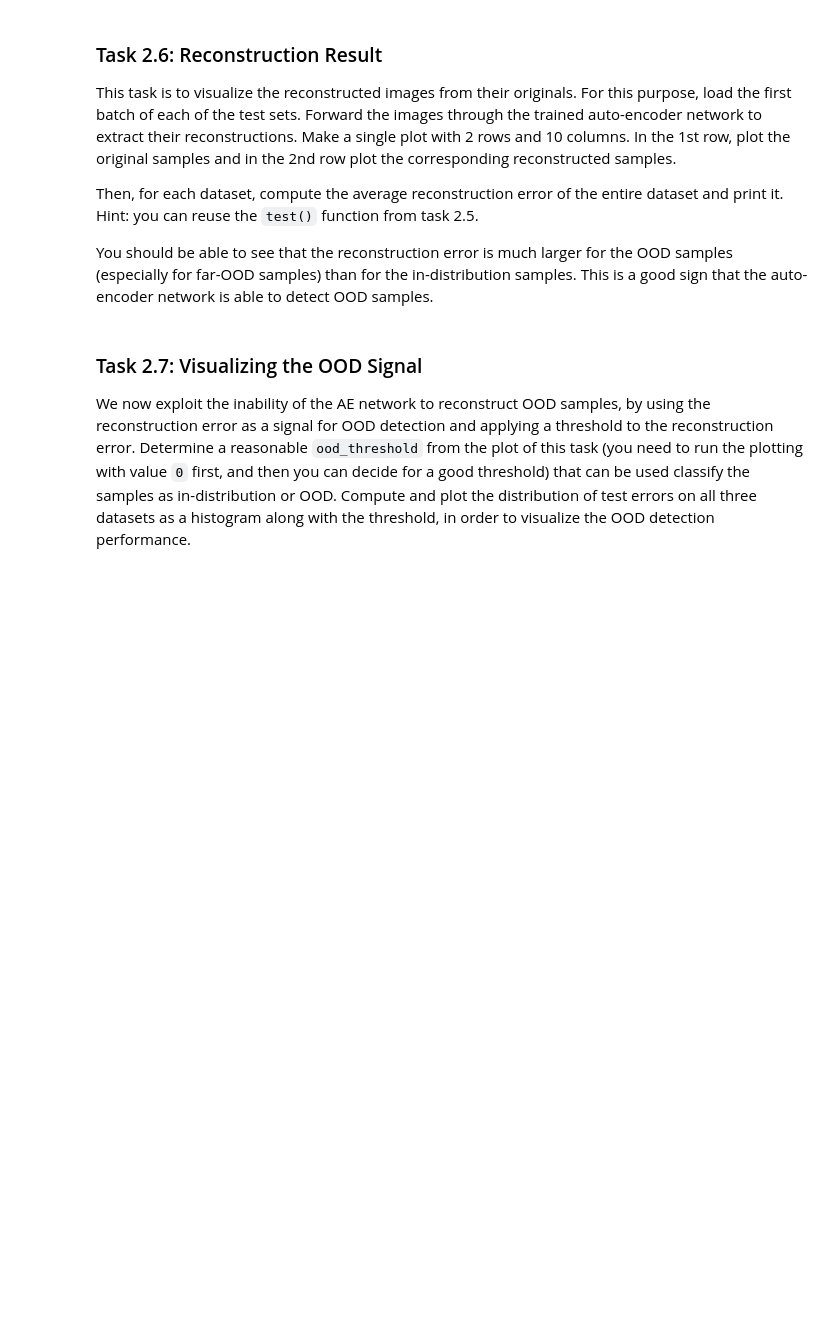
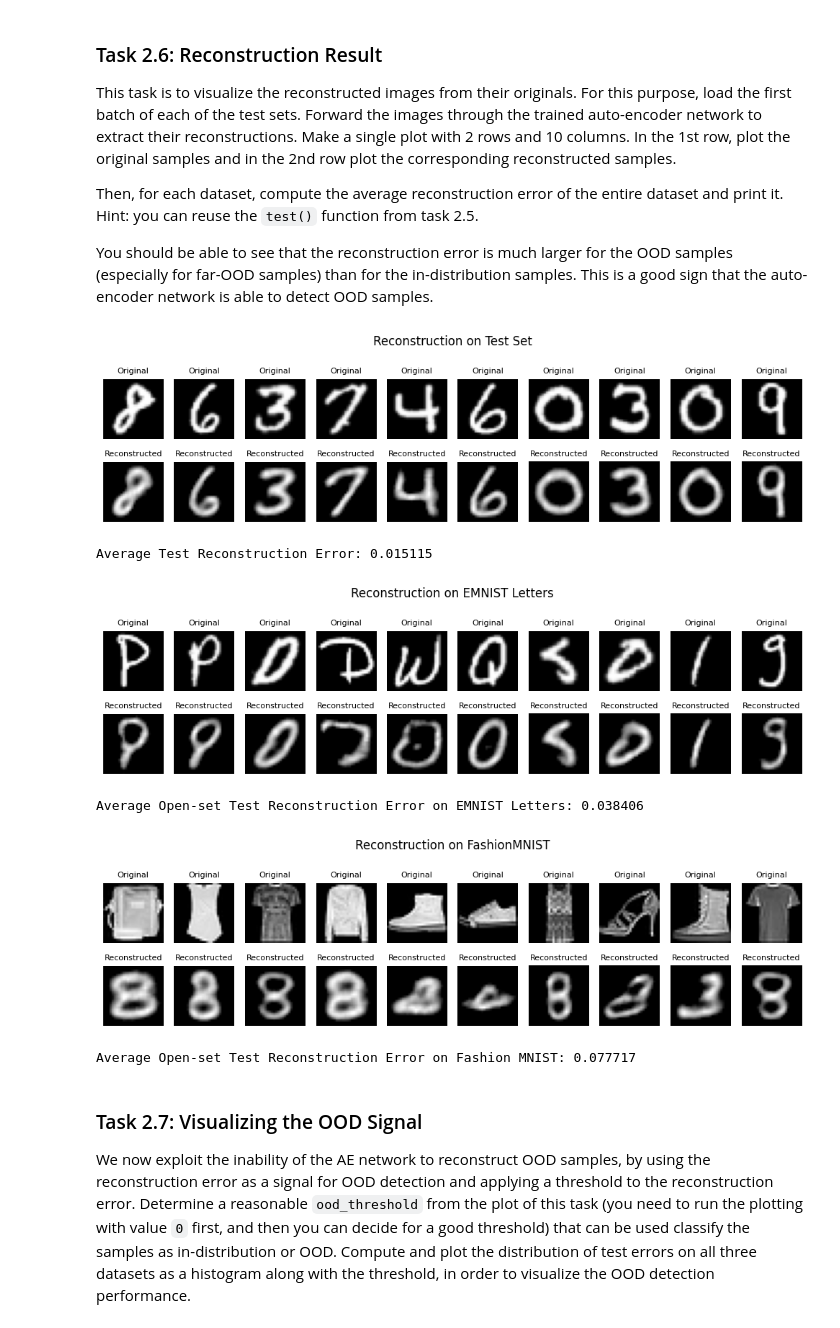
Before and after one commit to IngaleOmkar/Deep-Learning, a Jupyter notebook: Assignment-4/DL-Assignment04.ipynb, the cells around one changed output. Saved outputs shown, nothing was run; the diff lists cells and outputs as text; code cells hidden in the pictures; blank space fills up the shorter version.

```diff
--- a/Assignment-4/DL-Assignment04.ipynb
+++ b/Assignment-4/DL-Assignment04.ipynb
@@ -297,14 +394,14 @@ In `forward`, pass the input through the encoder and the decoder: $\mathbf Y = \
 class AutoEncoder(torch.nn.Module):
   def __init__(self, Q1, Q2, K):
     super(AutoEncoder,self).__init__()
-    self.encoder = ...
-    self.decoder = ...
+    self.encoder = Encoder(Q1, Q2, K)
+    self.decoder = Decoder(Q1, Q2, K)
 
   def forward(self, x):
     # encode input
-    deep_feature = ...
+    deep_feature = self.encoder(x)
     # decode to output
-    reconstructed = ...
+    reconstructed = self.decoder(deep_feature)
     return reconstructed
 # %% [markdown]
 ### Test 1: Output Sizes
@@ -516,53 +633,61 @@ def visualize_reconstruction(data_loader, data_set_name, num_images=10):
     model.eval()
     with torch.no_grad():
         # Get a batch of test images
-        X = ...
+        X = next(iter(data_loader))
+        X = X[0].to(device)
 
         # Generate reconstructions
-        Y = ...
+        Y = model(X)
 
         # Move tensors to CPU
-        X = ...
-        Y = ...
+        X = X.cpu()
+        Y = Y.cpu()
 
         # Plot original vs reconstructed images
         fig, axs = plt.subplots(2, num_images, figsize=(num_images, 3))
         fig.suptitle(f"Reconstruction on {data_set_name}")
         axs = axs.flatten()
 
         for i in range(num_images):
             # Original images
             ax = axs[i]
             ax.imshow(X[i][0], cmap='gray')
             ax.set_title("Original", fontsize=8)
             ax.axis('off')
 
             # Reconstructed images
             ax = axs[i + num_images]
             ax.imshow(Y[i][0], cmap='gray')
             ax.set_title("Reconstructed", fontsize=8)
             ax.axis('off')
 
         plt.tight_layout()
         plt.show()
 
-visualize_reconstruction(..., "Test Set")
-reconstruction_error_test = ...
+visualize_reconstruction(test_loader, "Test Set")
+reconstruction_error_test = test(test_loader).mean()
 print(f'Average Test Reconstruction Error: {reconstruction_error_test:.6f}')
 
 # Visualize some open-set samples for EMNIST letters and FashionMNIST
 
 # EMNIST letters
-visualize_reconstruction(..., "EMNIST Letters")
+visualize_reconstruction(emnist_letters_loader, "EMNIST Letters")
 # Evaluate reconstruction error on open-set samples
-reconstruction_error_emnist = ...
+reconstruction_error_emnist = test(emnist_letters_loader).mean()
 print(f'Average Open-set Test Reconstruction Error on EMNIST Letters: {reconstruction_error_emnist:.6f}')
 
 # FashionMNIST
-visualize_reconstruction(..., "FashionMNIST")
+visualize_reconstruction(fashion_mnist_loader, "FashionMNIST")
 # Evaluate reconstruction error on open-set samples
-reconstruction_error_fashion = ...
+reconstruction_error_fashion = test(fashion_mnist_loader).mean()
 print(f'Average Open-set Test Reconstruction Error on Fashion MNIST: {reconstruction_error_fashion:.6f}')
+# %% [output]
+[figure, added]
+Average Test Reconstruction Error: 0.015115
+[figure, added]
+Average Open-set Test Reconstruction Error on EMNIST Letters: 0.038406
+[figure, added]
+Average Open-set Test Reconstruction Error on Fashion MNIST: 0.077717
 # %% [markdown]
 ### Task 2.7: Visualizing the OOD Signal
 
```
Also changed, not shown: parts of 11 cells of this notebook, 2 other files.
